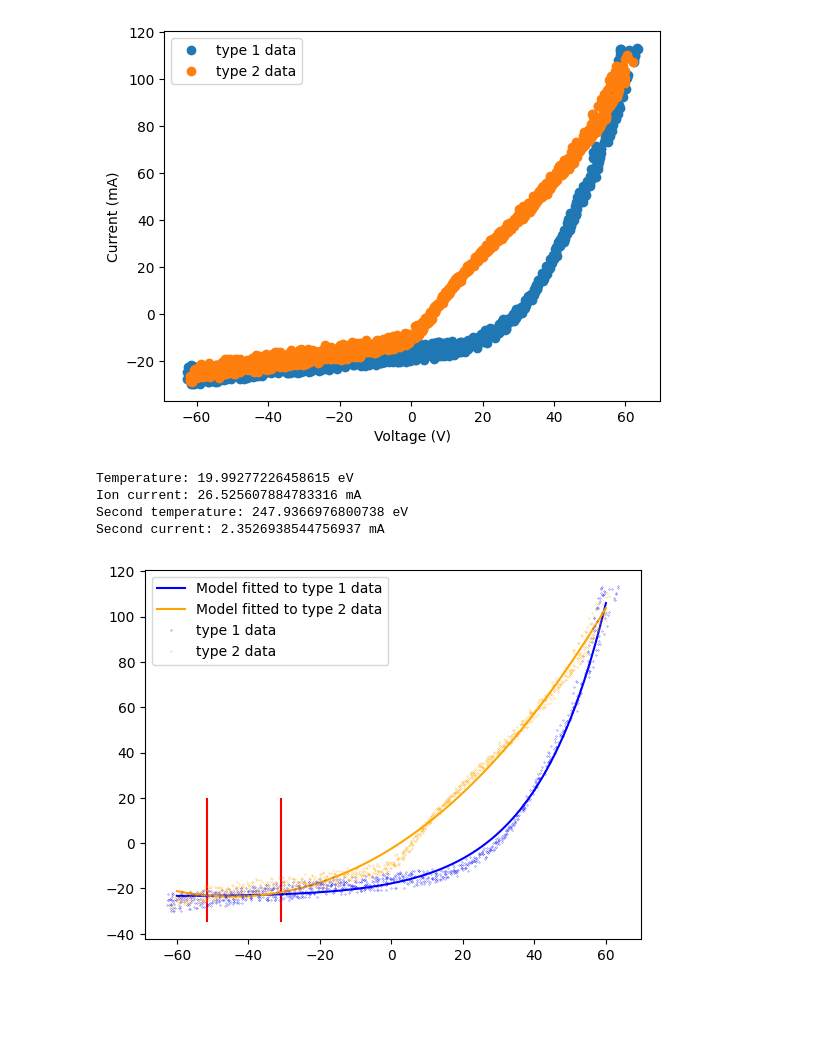
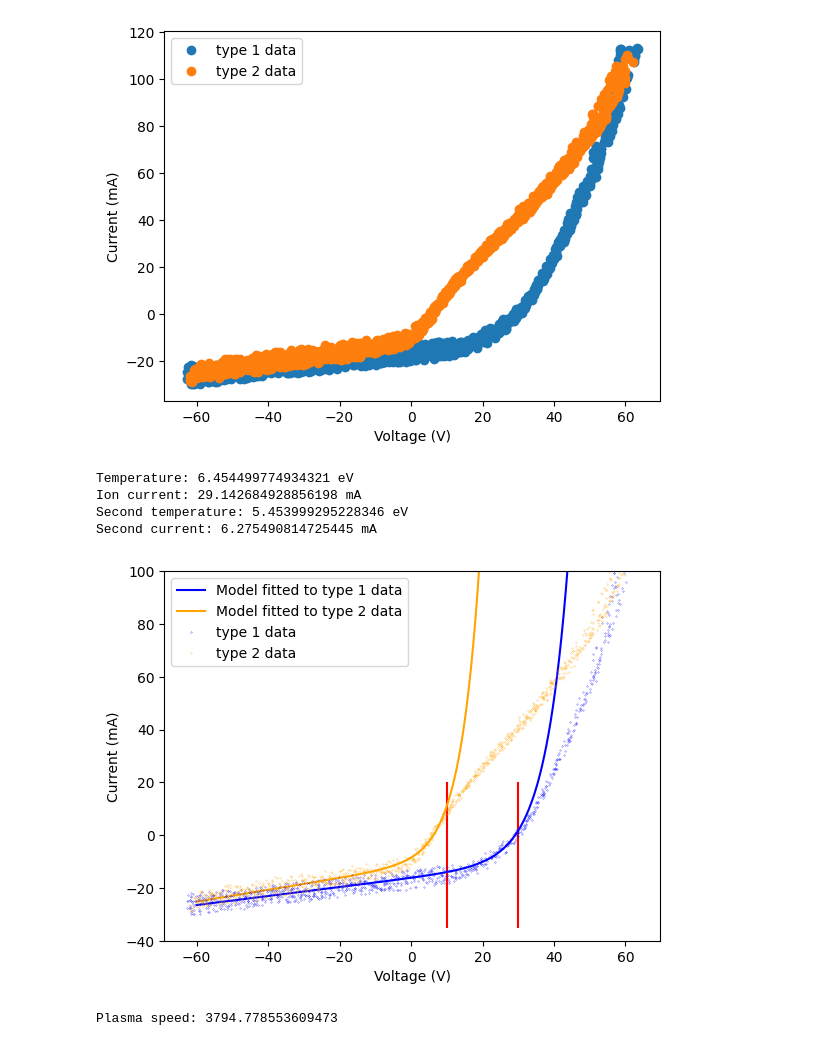
Before and after one commit to barklis/python-basics, a Jupyter notebook: Athens-ExB/experiments/Langmuir_data_analysis.ipynb, the cells around one changed output. Saved outputs shown, nothing was run; the diff lists cells and outputs as text; code cells hidden in the pictures; blank space fills up the shorter version.

Commit message:
Add sound speed calculation, code cleaning

```diff
--- a/Athens-ExB/experiments/Langmuir_data_analysis.ipynb
+++ b/Athens-ExB/experiments/Langmuir_data_analysis.ipynb
@@ -15,13 +15,14 @@ import os
 import datetime
 # %%
 #load data using pandas
-filename = 'Langmuir_results__16-11-2022 15_53_49.csv'
+filename = 'Langmuir_results__1st.csv'
 directory = './'
 data = pd.read_csv(os.path.join(directory, filename), encoding='ISO-8859–1')
 
-voltage = data['Voltage[V]'].values
-current = data['Current[ÂµA]'].values
-pressure = data['Pressure[Pa]'].values
+#Handling of data format from csv file
+voltage = np.array( [float(v.replace(',', '.')) for v in data['Voltage[V]'].values])
+current = np.array( [float(i.replace(',', '.')) for i in data['Current[ÂµA]'].values])
+pressure = np.array( [float(p.replace(',', '.')) for p in data['Pressure[Pa]'].values])
 time_string = data['Hora'].values
 time_seconds = [datetime.datetime.strptime(t, "%Y-%m-%d %H:%M:%S.%f").timestamp() for t in time_string]
 time_start = time_seconds[0]
@@ -65,9 +67,9 @@ T = np.zeros(num)
 
 for v, i, p, t in zip(voltage, current, pressure, time_s):
     if time_a < float(t) < time_b:
-        V[iter] = float(v.replace(',', '.'))
-        I[iter] = float(i.replace(',', '.'))
-        P[iter] = float(p.replace(',', '.'))
+        V[iter] = float(v)
+        I[iter] = float(i)
+        P[iter] = float(p)
         T[iter] = float(t)
         iter += 1
     if iter == num:
@@ -247,10 +255,10 @@ for v in np.sort(all_type2_V):
     if v < max_voltage_type2:
         type2_num += 1
 
-sorted_type1_V = all_type1_V[0:type1_num]
-sorted_type1_I = all_type1_I[0:type1_num]
-sorted_type2_V = all_type2_V[0:type2_num]
-sorted_type2_I = all_type2_I[0:type2_num]
+sorted_type1_V = np.sort(all_type1_V)[0:type1_num]
+sorted_type1_I = np.sort(all_type1_I)[0:type1_num]
+sorted_type2_V = np.sort(all_type2_V)[0:type2_num]
+sorted_type2_I = np.sort(all_type2_I)[0:type2_num]
 
 #Guess:
 parameters = (0, 20, 0.01, 36)
@@ -260,35 +268,50 @@ popt, pcov = curve_fit(current_model, sorted_type1_V, sorted_type1_I, p0=paramet
 
 #popt = parameters
 v_values = np.linspace(-60, 60, num=1000)
 i_values = np.array( [current_model(v, popt[0], popt[1], popt[2], popt[3]) for v in v_values] )
 
 print('Temperature: ' + str(popt[3]) + ' eV')
 print('Ion current: ' + str(popt[0]) + ' mA')
 
 #Type two fitting:
 popt2, pcov2 = curve_fit(current_model, sorted_type2_V, sorted_type2_I, p0=parameters)
 
 #popt = parameters
 v_values2 = np.linspace(-60, 60, num=1000)
 i_values2 = np.array( [current_model(v, popt2[0], popt2[1], popt2[2], popt2[3]) for v in v_values] )
 
 print('Second temperature: ' + str(popt2[3]) + ' eV')
 print('Second current: ' + str(popt2[0]) + ' mA')
 
 plt.plot(v_values, i_values, color='blue', label='Model fitted to type 1 data')
 plt.plot(v_values2, i_values2, color='orange', label='Model fitted to type 2 data')
 plt.plot(all_type1_V, all_type1_I, 'o', markersize=0.2, color='blue', label='type 1 data')
 plt.plot(all_type2_V, all_type2_I, 'o', markersize=0.2, color='orange', label='type 2 data')
 
 #Show cuts for model fitting
 plt.vlines(sorted_type1_V[-1], -35, 20, colors='red')
 plt.vlines(sorted_type2_V[-1], -35, 20, colors='red')
 
+
+plt.ylim(-40, 100)
 plt.legend()
+plt.xlabel('Voltage (V)')
+plt.ylabel('Current (mA)')
+
 plt.show()
 # %% [output]
-Temperature: 19.99277226458615 eV
-Ion current: 26.525607884783316 mA
-Second temperature: 247.9366976800738 eV
-Second current: 2.3526938544756937 mA
+Temperature: 6.454499774934321 eV
+Ion current: 29.142684928856198 mA
+Second temperature: 5.453999295228346 eV
+Second current: 6.275490814725445 mA
-[figure, old version]
+[figure, new version]
+# %%
+#Mean plasma temperature and sound speed
+
+Temp_mean = (popt[3] + popt2[3])/2
+argon_mass = 39.95 * 931493614.838934 # eV / u atomic mass
+speed_of_light = 3 * 1e8 # m/s
+plasma_speed = np.sqrt(Temp_mean / argon_mass) * speed_of_light
+print('Plasma speed: ' + str(plasma_speed))
+# %% [output]
+Plasma speed: 3794.778553609473
```
Also changed, not shown: parts of 7 cells of this notebook, 6 other files.
